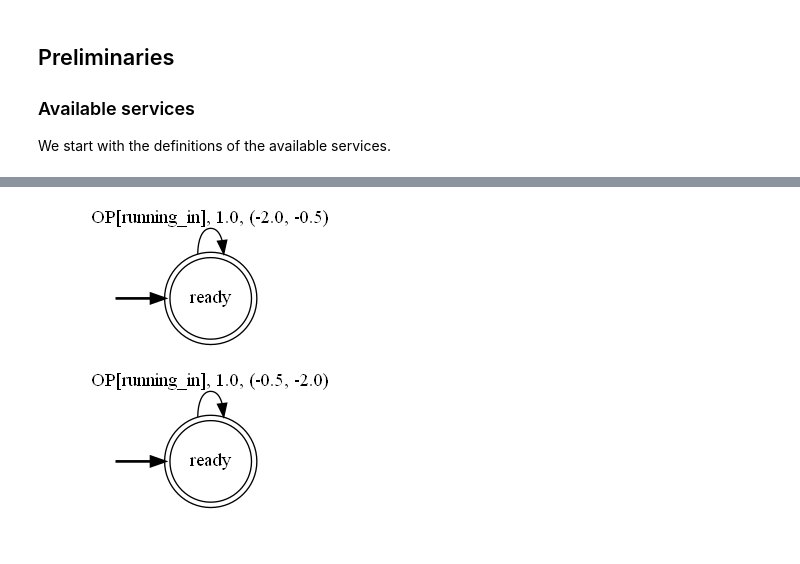
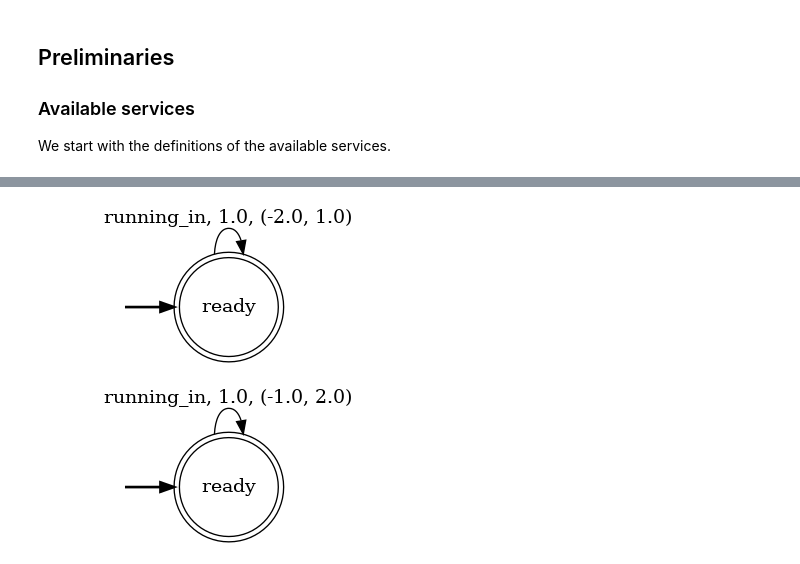
Before and after one commit to luusi/ICSOC-2022, a Jupyter notebook: docs/notebooks/01-electric-motor-production.ipynb, the cells around one changed output, grey strips where cells are left out. Cells and saved outputs as stored; diff of their text form; code cells hidden in the pictures.

```diff
--- a/docs/notebooks/01-electric-motor-production.ipynb
+++ b/docs/notebooks/01-electric-motor-production.ipynb
@@ -243,22 +328,22 @@ render_service(service_painter_2)
 # %%
-def smart_tester_service(economic_cost: float = DEFAULT_REWARD_ECONOMIC_COST, quality_cost: float = DEFAULT_REWARD_QUALITY_COST) -> Service:
+def smart_tester_service(
+    economic_reward: float = DEFAULT_ECONOMIC_REWARD,
+    quality_reward: float = DEFAULT_QUALITY_REWARD
+) -> Service:
     """Build the smart tester device."""
-    transitions = {
-        "ready": {
-            f"OP[{RUNNING_IN}]": ({"ready": 1.0}, (economic_cost, quality_cost)),
-        },
-    }
-    final_states = {"ready"}
-    initial_state = "ready"
-    return build_service_from_transitions(transitions, initial_state, final_states)  # type: ignore
+    return build_generic_service_one_state(
+        {RUNNING_IN},
+        economic_reward=economic_reward,
+        quality_reward=quality_reward
+    )
 
-# high economic cost - low quality cost
-service_smart_tester_1 = smart_tester_service(economic_cost=HIGH_COST, quality_cost=LOW_COST)
-# low economic cost - high quality cost
-service_smart_tester_2 = smart_tester_service(economic_cost=LOW_COST, quality_cost=HIGH_COST)
+# high economic cost - low quality reward
+service_smart_tester_1 = smart_tester_service(economic_reward=HIGH_COST, quality_reward=LOW_REWARD)
+# low economic cost - high quality reward
+service_smart_tester_2 = smart_tester_service(economic_reward=LOW_COST, quality_reward=HIGH_REWARD)
 
 render_service(service_smart_tester_1)
 render_service(service_smart_tester_2)
 # %% [output]
-[figure, old version]
+[figure, new version]
-[figure, old version]
+[figure, new version]
```
Also changed, not shown: parts of 20 cells of this notebook, 2 other files.
